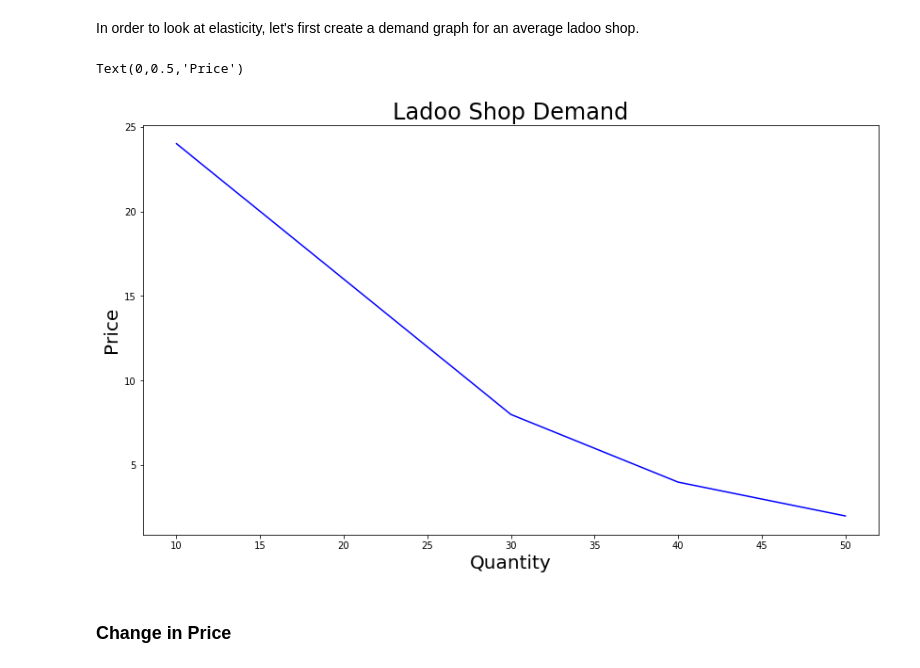
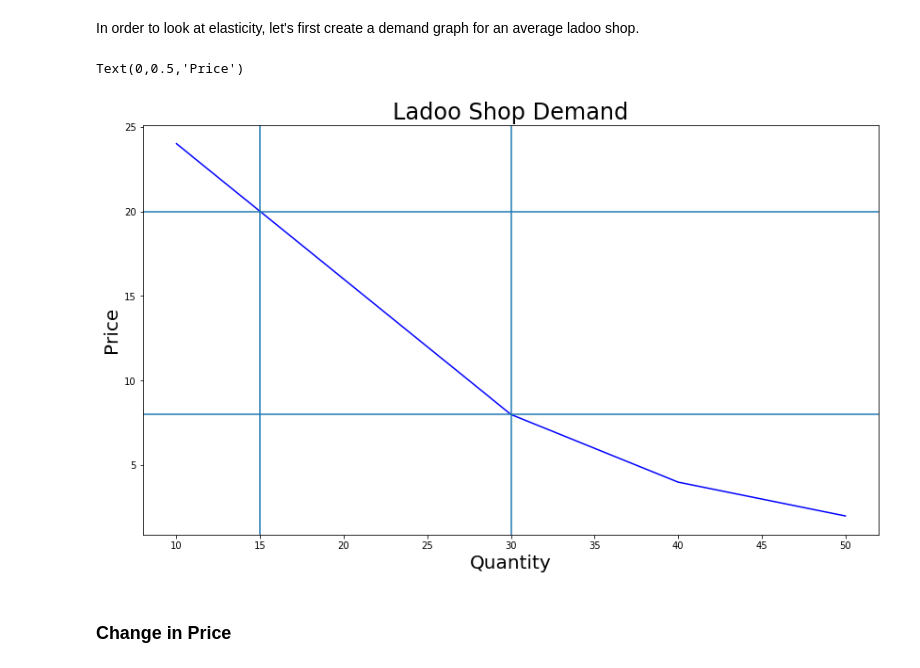
Before and after one commit to TheChanRProject/PieranDataAssistance, a Jupyter notebook: Nishant/elasticity-in-demand.ipynb, the cells around one changed output. Saved outputs shown, nothing was run; the diff lists cells and outputs as text; code cells hidden in the pictures.

```diff
--- a/Nishant/elasticity-in-demand.ipynb
+++ b/Nishant/elasticity-in-demand.ipynb
@@ -33,14 +33,18 @@ In order to look at elasticity, let's first create a demand graph for an average
 # %%
 x_ladoo = np.array([10,20,30,40,50])
 y_ladoo = np.array([24,16,8,4,2])
 fig, ax = plt.subplots(figsize=(14,8))
 ax.plot(x_ladoo, y_ladoo, 'b-')
+plt.axhline(y=8)
+plt.axhline(y=20)
+plt.axvline(x=15)
+plt.axvline(x=30,ymin ymax=8)
 ax.set_title("Ladoo Shop Demand", size=24)
 ax.set_xlabel("Quantity", size=20)
 ax.set_ylabel("Price", size=20)
 # %% [output]
 Text(0,0.5,'Price')
-[figure, old version]
+[figure, new version]
 # %% [markdown]
 ### Change in Price
 # %% [markdown]
```
